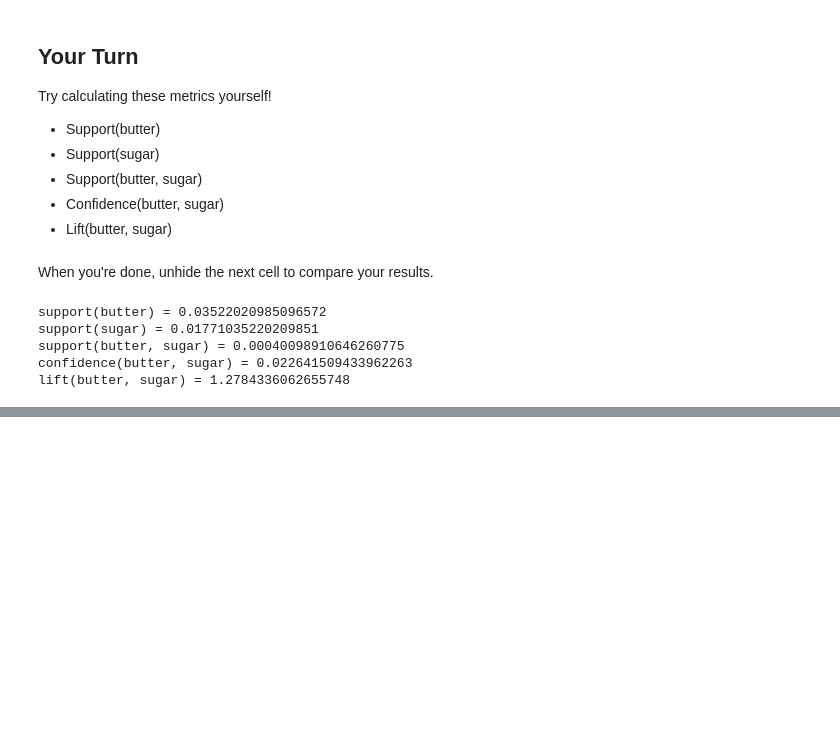
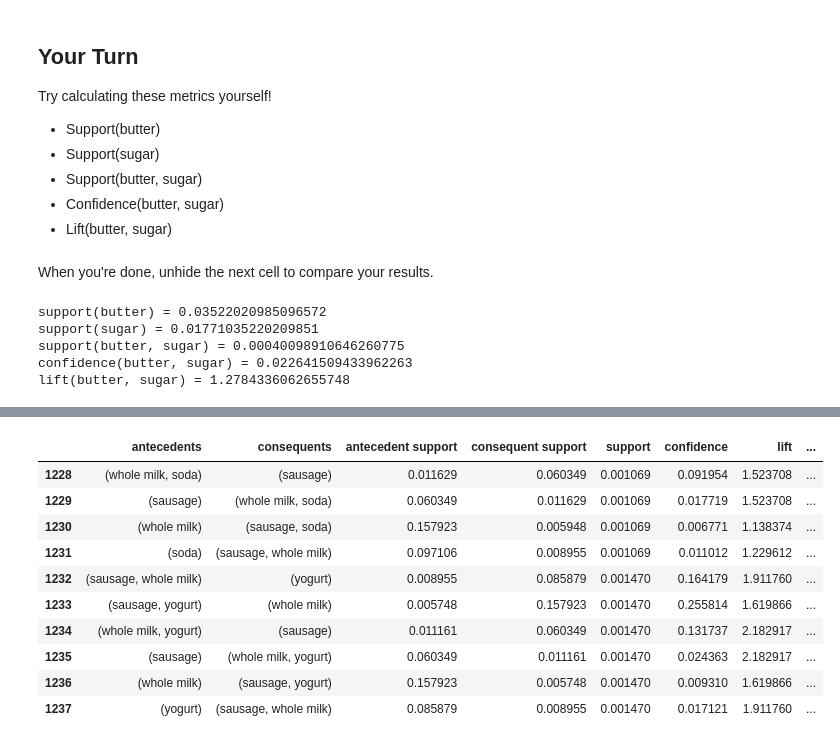
Before and after one commit to teellis/UnsupervisedLearning-Tutorial, a Jupyter notebook: Unsupervised_Lesson2.ipynb, the cells around one changed output, grey strips where cells are left out. Cells and saved outputs as stored; diff of their text form; code cells hidden in the pictures; blank space fills up the shorter version.

```diff
--- a/Unsupervised_Lesson2.ipynb
+++ b/Unsupervised_Lesson2.ipynb
@@ -234,0 +287,14 @@ Finally, let's demonstrate how one would use the apriori algorithm to determine
+# %%
+rules.tail(10)
+# %% [output]
+|  | antecedents | consequents | antecedent support | consequent support | support | confidence | lift | ... |
+| 1228 | (whole milk, soda) | (sausage) | 0.011629 | 0.060349 | 0.001069 | 0.091954 | 1.523708 | ... |
+| 1229 | (sausage) | (whole milk, soda) | 0.060349 | 0.011629 | 0.001069 | 0.017719 | 1.523708 | ... |
+| 1230 | (whole milk) | (sausage, soda) | 0.157923 | 0.005948 | 0.001069 | 0.006771 | 1.138374 | ... |
+| 1231 | (soda) | (sausage, whole milk) | 0.097106 | 0.008955 | 0.001069 | 0.011012 | 1.229612 | ... |
+| 1232 | (sausage, whole milk) | (yogurt) | 0.008955 | 0.085879 | 0.001470 | 0.164179 | 1.911760 | ... |
+| 1233 | (sausage, yogurt) | (whole milk) | 0.005748 | 0.157923 | 0.001470 | 0.255814 | 1.619866 | ... |
+| 1234 | (whole milk, yogurt) | (sausage) | 0.011161 | 0.060349 | 0.001470 | 0.131737 | 2.182917 | ... |
+| 1235 | (sausage) | (whole milk, yogurt) | 0.060349 | 0.011161 | 0.001470 | 0.024363 | 2.182917 | ... |
+| 1236 | (whole milk) | (sausage, yogurt) | 0.157923 | 0.005748 | 0.001470 | 0.009310 | 1.619866 | ... |
+| 1237 | (yogurt) | (sausage, whole milk) | 0.085879 | 0.008955 | 0.001470 | 0.017121 | 1.911760 | ... |
```
Also changed, not shown: parts of 17 cells of this notebook.
